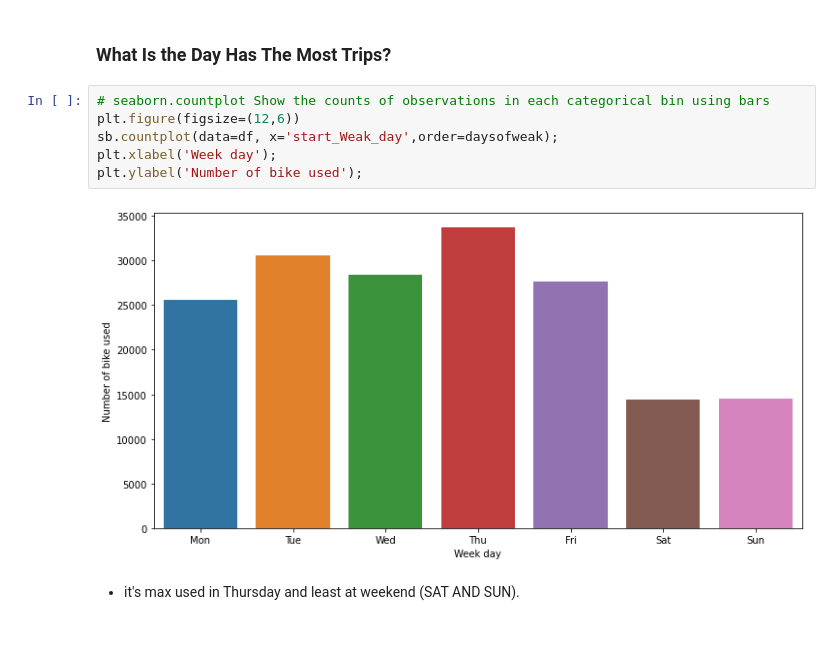
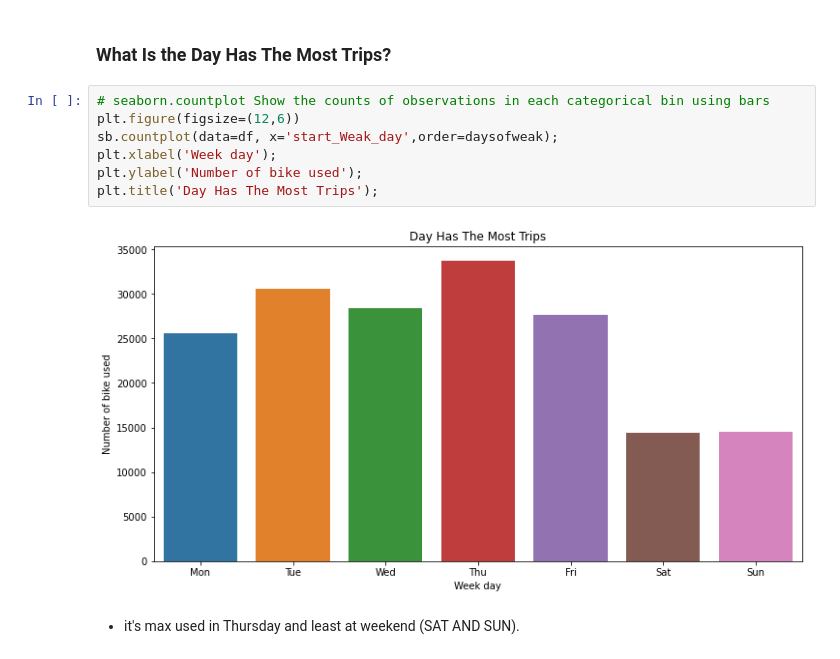
Before and after one commit to Theabdelkader/Communicate-Data-Findings-Ford-GoBike-System, a Jupyter notebook: exploration_template.ipynb, the cells around one changed output. Saved outputs shown, nothing was run; the diff lists cells and outputs as text.

```diff
--- a/exploration_template.ipynb
+++ b/exploration_template.ipynb
@@ -422,11 +428,12 @@ daysofweak
 # %%
 # seaborn.countplot Show the counts of observations in each categorical bin using bars
 plt.figure(figsize=(12,6))
 sb.countplot(data=df, x='start_Weak_day',order=daysofweak);
 plt.xlabel('Week day');
 plt.ylabel('Number of bike used');
+plt.title('Day Has The Most Trips');
 # %% [output]
-[figure, old version]
+[figure, new version]
 # %% [markdown]
 - it's max used in Thursday and least at weekend (SAT AND SUN).
 # %% [markdown]
```
Also changed, not shown: parts of 20 cells of this notebook, 2 other files.
